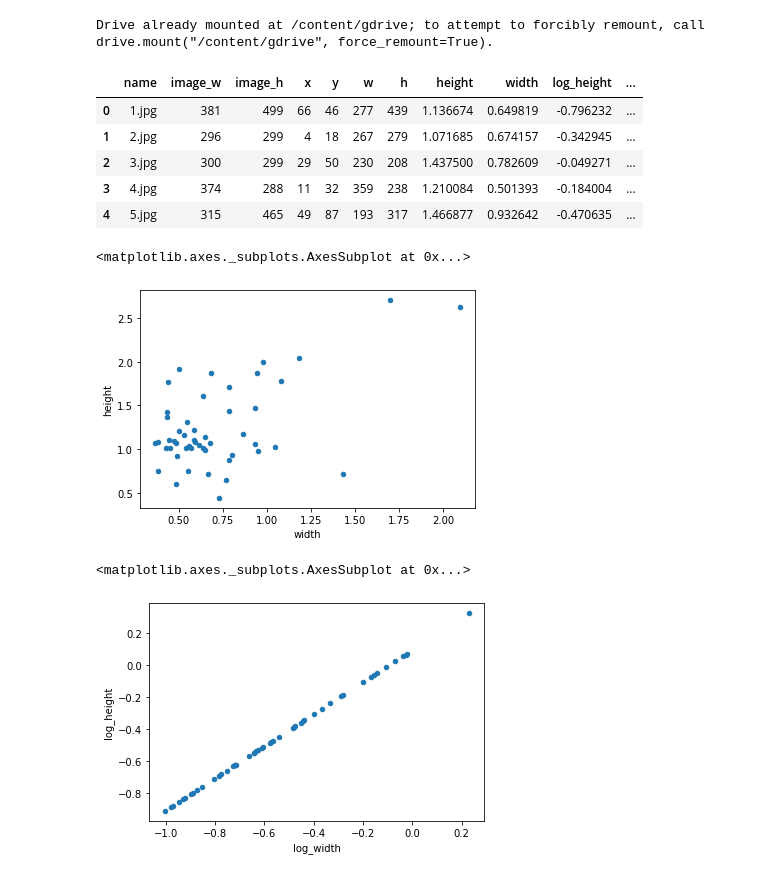
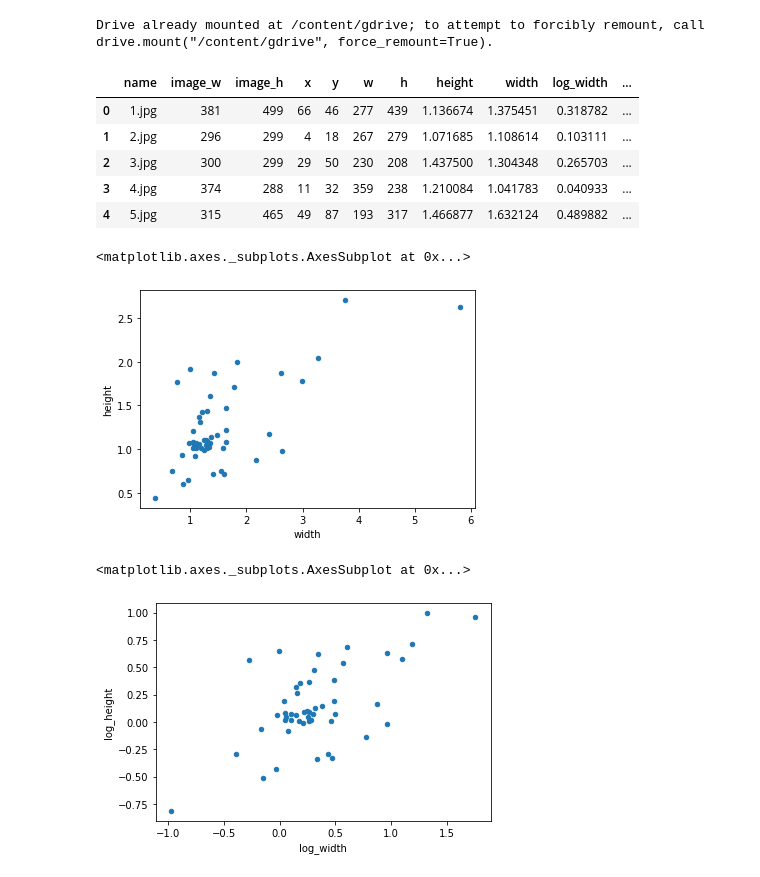
Before and after one commit to pandian-raja/EVA4_Session12, a Jupyter notebook: Session12_Assignment_B.ipynb, the cells around one changed output. Saved outputs shown, nothing was run; the diff lists cells and outputs as text; code cells hidden in the pictures.

```diff
--- a/Session12_Assignment_B.ipynb
+++ b/Session12_Assignment_B.ipynb
@@ -16,6 +16,7 @@ import pandas as pd
 import math
 df = pd.DataFrame()
 
+dic = {}
 data = []
 for key, value in annot_cooc.items():
     if key != "info":
@@ -37,49 +38,49 @@ for key, value in annot_cooc.items():
             count = 0
             for val in value:
                 for k, v in val.items():
                     if k == "bbox":
                         dic[count]['x'] = v[0]
                         dic[count]['y'] = v[1]
                         dic[count]['w'] = v[2]
                         dic[count]['h'] = v[3]
                 count+=1
 
         if key == "licenses":
             break
 
 count = 0
 for k , v in dic.items():
     for key, val in v.items():
         if key == "w":
             w = val
         if key == "h":
             h = val
         if key == "image_h":
             image_h = val
         if key == "image_w":
             image_w = val
     dic[count]['height'] = image_h/h
-    dic[count]['width'] = s['width']/w
-    dic[count]['log_height'] = math.log(s['height']/h)
-    dic[count]['log_width'] = math.log(s['width']/h)
+    dic[count]['width'] = image_w/w
+    dic[count]['log_width'] = math.log(image_w/w)
+    dic[count]['log_height'] = math.log(image_h/h)
     count +=1
 
 df = pd.DataFrame.from_dict(dic, orient='index')
 df.head()
 # %% [output]
-|  | name | image_w | image_h | x | y | w | h | height | width | log_height | ... |
-| 0 | 1.jpg | 381 | 499 | 66 | 46 | 277 | 439 | 1.136674 | 0.649819 | -0.796232 | ... |
-| 1 | 2.jpg | 296 | 299 | 4 | 18 | 267 | 279 | 1.071685 | 0.674157 | -0.342945 | ... |
-| 2 | 3.jpg | 300 | 299 | 29 | 50 | 230 | 208 | 1.437500 | 0.782609 | -0.049271 | ... |
-| 3 | 4.jpg | 374 | 288 | 11 | 32 | 359 | 238 | 1.210084 | 0.501393 | -0.184004 | ... |
-| 4 | 5.jpg | 315 | 465 | 49 | 87 | 193 | 317 | 1.466877 | 0.932642 | -0.470635 | ... |
+|  | name | image_w | image_h | x | y | w | h | height | width | log_width | ... |
+| 0 | 1.jpg | 381 | 499 | 66 | 46 | 277 | 439 | 1.136674 | 1.375451 | 0.318782 | ... |
+| 1 | 2.jpg | 296 | 299 | 4 | 18 | 267 | 279 | 1.071685 | 1.108614 | 0.103111 | ... |
+| 2 | 3.jpg | 300 | 299 | 29 | 50 | 230 | 208 | 1.437500 | 1.304348 | 0.265703 | ... |
+| 3 | 4.jpg | 374 | 288 | 11 | 32 | 359 | 238 | 1.210084 | 1.041783 | 0.040933 | ... |
+| 4 | 5.jpg | 315 | 465 | 49 | 87 | 193 | 317 | 1.466877 | 1.632124 | 0.489882 | ... |
 # %%
 df.plot.scatter('width', 'height')
 # %% [output]
 <matplotlib.axes._subplots.AxesSubplot at 0x...>
-[figure, old version]
+[figure, new version]
 # %%
 df.plot.scatter('log_width', 'log_height')
 # %% [output]
 <matplotlib.axes._subplots.AxesSubplot at 0x...>
-[figure, old version]
+[figure, new version]
```
Also changed, not shown: parts of 3 cells of this notebook.
